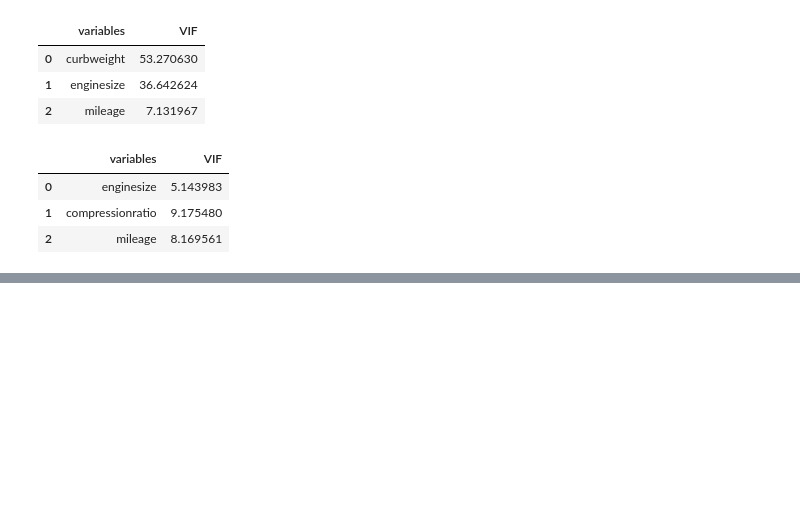
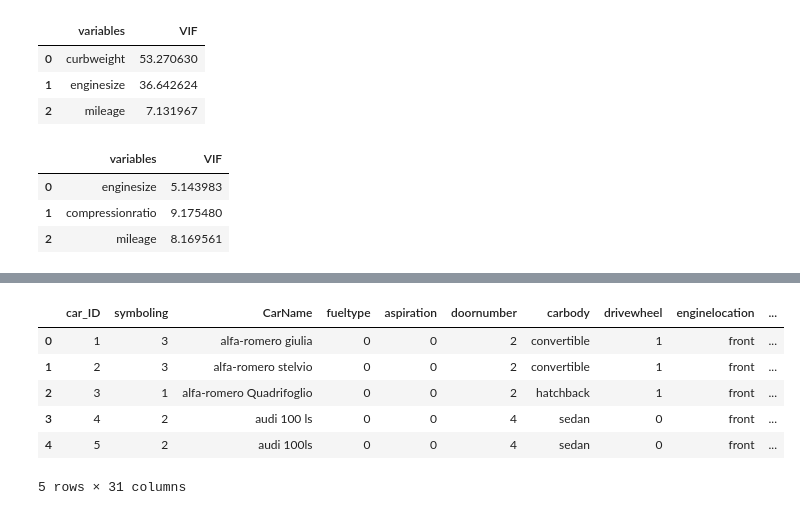
Before and after one commit to DebarajPurohit/car-price-prediction, a Jupyter notebook: car_price_prediction.ipynb, the cells around one changed output, grey strips where cells are left out. Saved outputs shown, nothing was run; the diff lists cells and outputs as text; code cells hidden in the pictures; blank space fills up the shorter version.

```diff
--- a/car_price_prediction.ipynb
+++ b/car_price_prediction.ipynb
@@ -405,0 +582,2 @@ calc_vif(dataset[[i for i in dataset.describe().columns if i not in ['car_ID','p
+# %%
+dataset = dataset.merge(df_autox, on= 'company', how= 'left')
@@ -405,0 +594,2 @@ calc_vif(dataset[[i for i in dataset.describe().columns if i not in ['car_ID','p
+# %%
+dataset['company_cat']= dataset['price_mean'].apply(lambda x: 0 if x<12000 else (1 if 12000<x<24000 else 2))
@@ -405,0 +625,3 @@ calc_vif(dataset[[i for i in dataset.describe().columns if i not in ['car_ID','p
+# %%
+# Create a copy of dataset
+dataset_pr = dataset.copy()
@@ -405,0 +641,20 @@ calc_vif(dataset[[i for i in dataset.describe().columns if i not in ['car_ID','p
+# %%
+# Data Encoding
+encoders_nums = {"fueltype": {"diesel":1,"gas":0},
+                 "aspiration":{"turbo":1,"std":0},
+                 "doornumber":{"four":4,"two":2},
+                 "drivewheel":{"fwd":0,"4wd":0,"rwd":1},
+                 "cylindernumber":{"four":4, "six":6,"five":5,"eight":8,
+                                   "two":2,"twelve":12,"three":3}
+                 }
+dataset_pr = dataset_pr.replace(encoders_nums)
+# %%
+dataset_pr.head()
+# %% [output]
+|  | car_ID | symboling | CarName | fueltype | aspiration | doornumber | carbody | drivewheel | enginelocation | ... |
+| 0 | 1 | 3 | alfa-romero giulia | 0 | 0 | 2 | convertible | 1 | front | ... |
+| 1 | 2 | 3 | alfa-romero stelvio | 0 | 0 | 2 | convertible | 1 | front | ... |
+| 2 | 3 | 1 | alfa-romero Quadrifoglio | 0 | 0 | 2 | hatchback | 1 | front | ... |
+| 3 | 4 | 2 | audi 100 ls | 0 | 0 | 4 | sedan | 0 | front | ... |
+| 4 | 5 | 2 | audi 100ls | 0 | 0 | 4 | sedan | 0 | front | ... |
+5 rows × 31 columns
```
Also changed, not shown: parts of 30 cells of this notebook.
